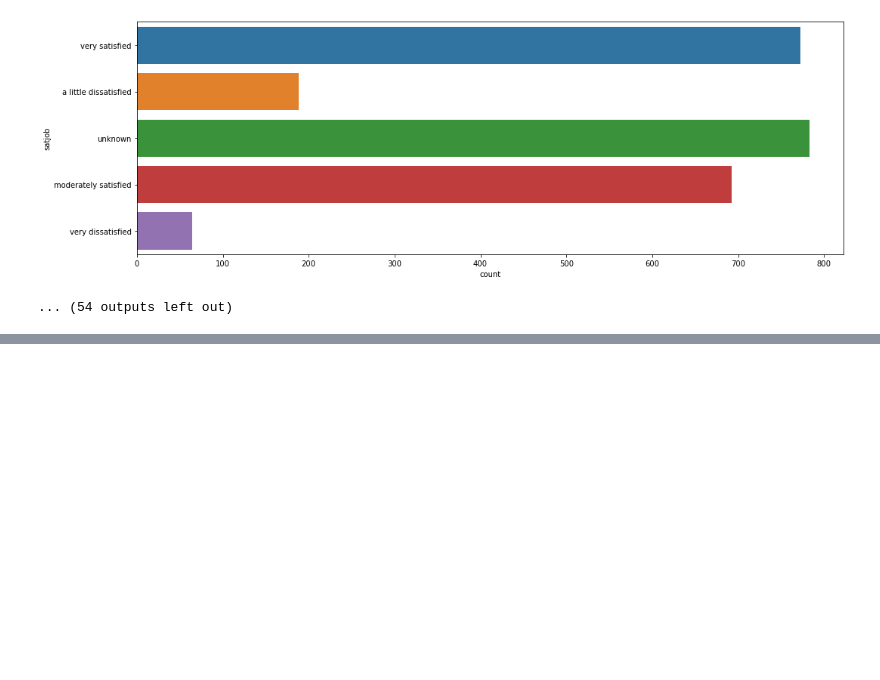
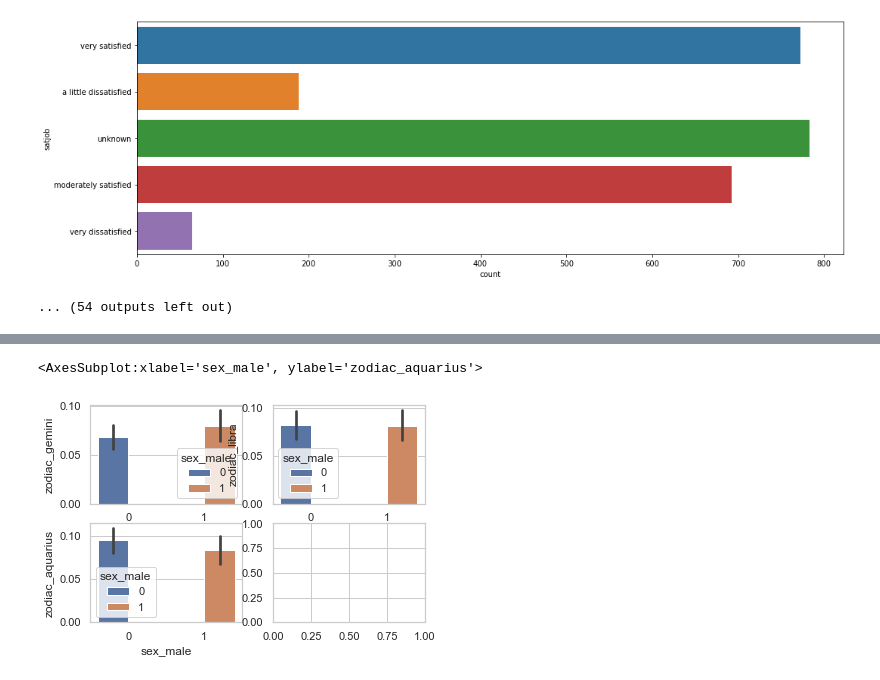
Before and after one commit to jeneyring/GSS_survey, a Jupyter notebook: gss-EDA.ipynb, the cells around one changed output, grey strips where cells are left out. Saved outputs shown, nothing was run; the diff lists cells and outputs as text; code cells hidden in the pictures; blank space fills up the shorter version.

```diff
--- a/gss-EDA.ipynb
+++ b/gss-EDA.ipynb
@@ -314,0 +479,12 @@ train.maocc10.value_counts()
+# %%
+#define dimensions of subplots (rows, columns)
+fig, axes = plt.subplots(2, 2)
+sns.set_theme(style="whitegrid")
+
+#create chart in each subplot
+sns.barplot(data=train, x='sex_male', y='zodiac_gemini', ax=axes[0,0], hue="sex_male")
+sns.barplot(data=train, x='sex_male', y='zodiac_libra', ax=axes[0,1], hue="sex_male")
+sns.barplot(data=train, x='sex_male', y='zodiac_aquarius', ax=axes[1,0], hue="sex_male")
+# %% [output]
+<AxesSubplot:xlabel='sex_male', ylabel='zodiac_aquarius'>
+[figure, added]
```
Also changed, not shown: parts of 60 cells of this notebook, 1 other file.
